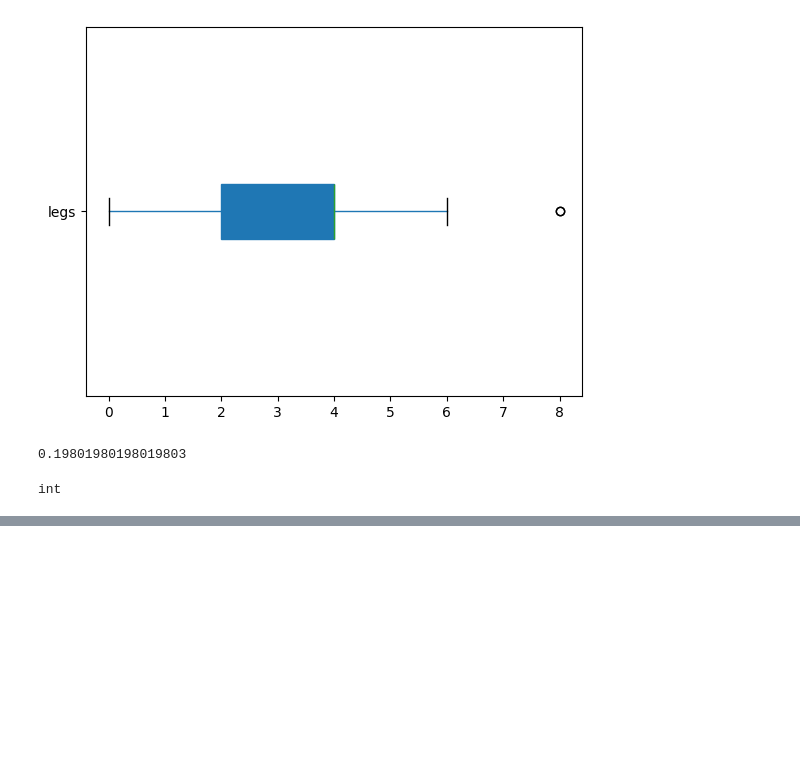
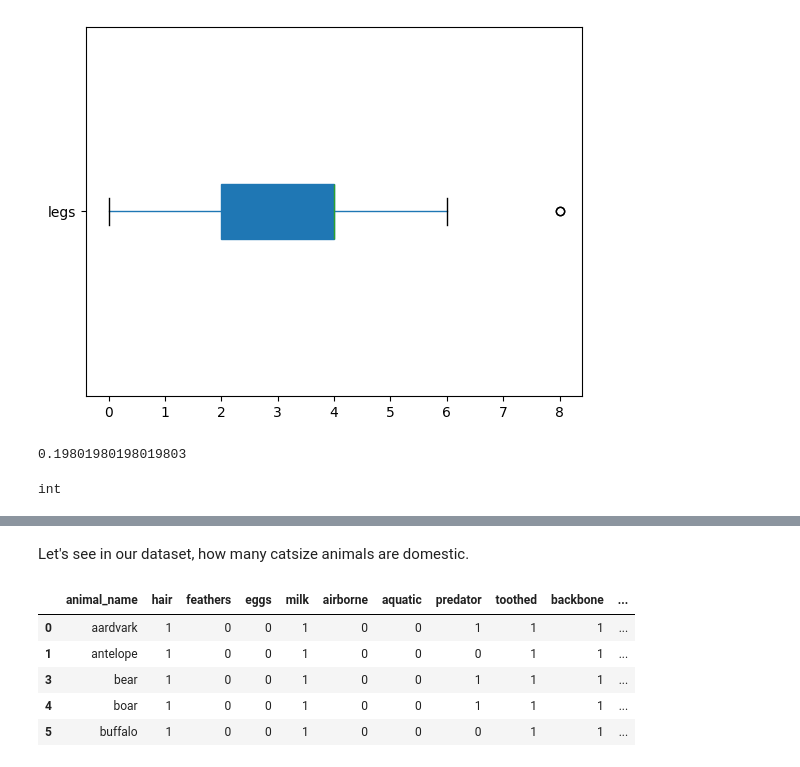
Before and after one commit to b8niiii/project, a Jupyter notebook: animal_notebook.ipynb, the cells around one changed output, grey strips where cells are left out. Cells and saved outputs as stored; diff of their text form; code cells hidden in the pictures; blank space fills up the shorter version.

Commit message:
Understood what catsize refers to

```diff
--- a/animal_notebook.ipynb
+++ b/animal_notebook.ipynb
@@ -49,0 +63,12 @@ ValueError: invalid literal for int() with base 10: 'aardvarkantelopebassbearboa
+# %% [markdown]
+Let's see in our dataset, how many catsize animals are domestic.
+# %%
+mask = zoo['catsize'] == True
+zoo[mask].head()
+# %% [output]
+|  | animal_name | hair | feathers | eggs | milk | airborne | aquatic | predator | toothed | backbone | ... |
+| 0 | aardvark | 1 | 0 | 0 | 1 | 0 | 0 | 1 | 1 | 1 | ... |
+| 1 | antelope | 1 | 0 | 0 | 1 | 0 | 0 | 0 | 1 | 1 | ... |
+| 3 | bear | 1 | 0 | 0 | 1 | 0 | 0 | 1 | 1 | 1 | ... |
+| 4 | boar | 1 | 0 | 0 | 1 | 0 | 0 | 1 | 1 | 1 | ... |
+| 5 | buffalo | 1 | 0 | 0 | 1 | 0 | 0 | 0 | 1 | 1 | ... |
```
Also changed, not shown: parts of 3 cells of this notebook.
